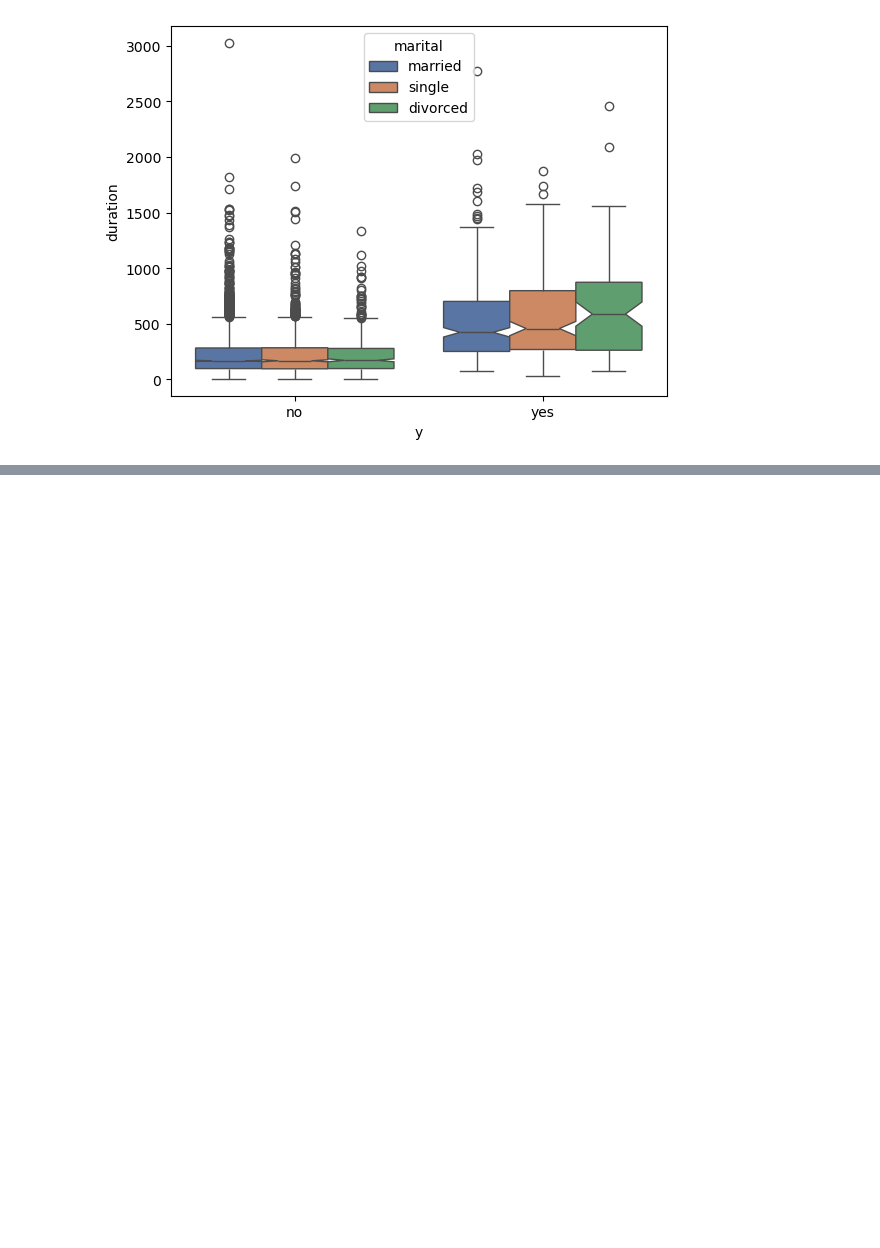
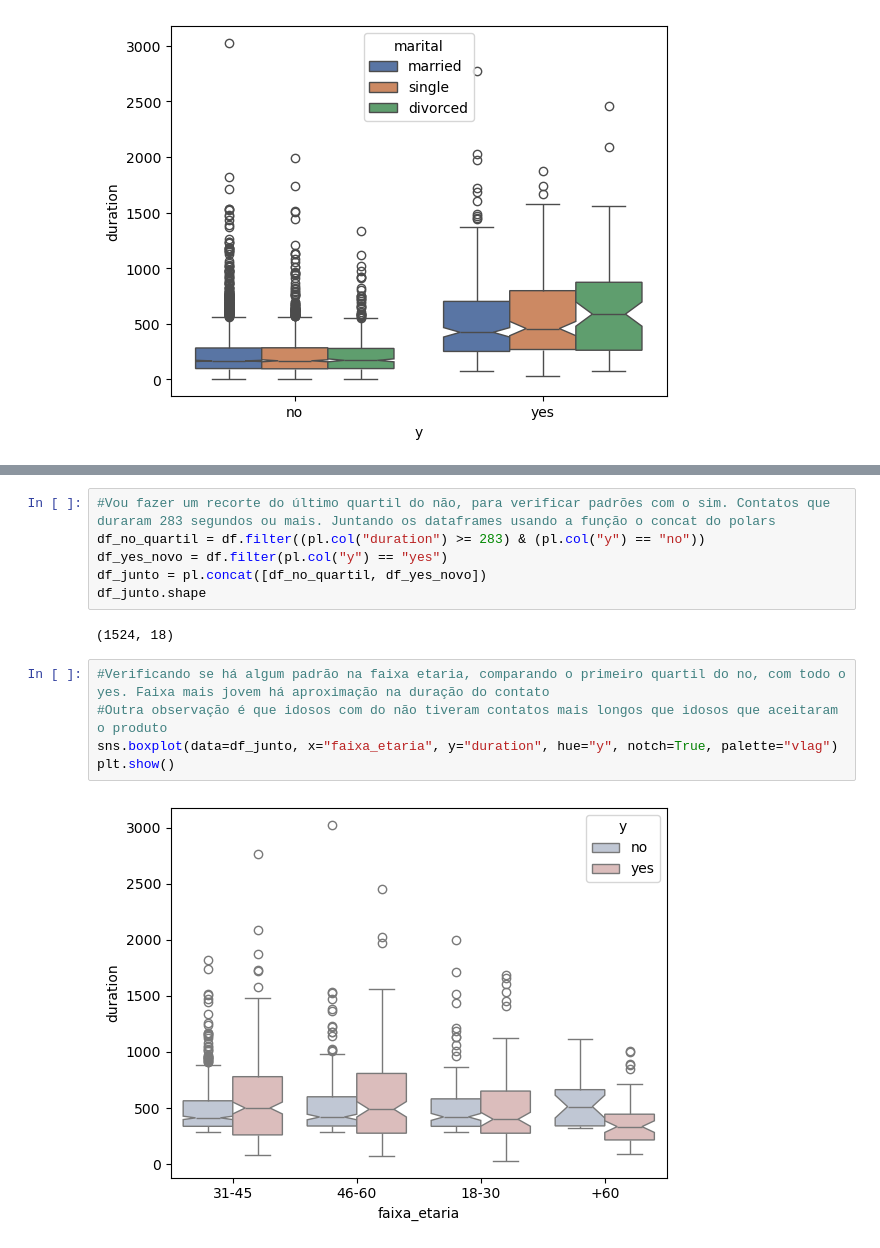
Before and after one commit to vilianf/analytics, a Jupyter notebook: python/bank/Bank.ipynb, the cells around one changed output, grey strips where cells are left out. Cells and saved outputs as stored; diff of their text form; blank space fills up the shorter version.

```diff
--- a/python/bank/Bank.ipynb
+++ b/python/bank/Bank.ipynb
@@ -120,0 +190,15 @@ plt.show()
+# %%
+#Vou fazer um recorte do último quartil do não, para verificar padrões com o sim. Contatos que duraram 283 segundos ou mais. Juntando os dataframes usando a função o concat do polars
+df_no_quartil = df.filter((pl.col("duration") >= 283) & (pl.col("y") == "no"))
+df_yes_novo = df.filter(pl.col("y") == "yes")
+df_junto = pl.concat([df_no_quartil, df_yes_novo])
+df_junto.shape
+# %% [output]
+(1524, 18)
+# %%
+#Verificando se há algum padrão na faixa etaria, comparando o primeiro quartil do no, com todo o yes. Faixa mais jovem há aproximação na duração do contato
+#Outra observação é que idosos com do não tiveram contatos mais longos que idosos que aceitaram o produto
+sns.boxplot(data=df_junto, x="faixa_etaria", y="duration", hue="y", notch=True, palette="vlag")
+plt.show()
+# %% [output]
+[figure, added]
```
Also changed, not shown: parts of 8 cells of this notebook.
